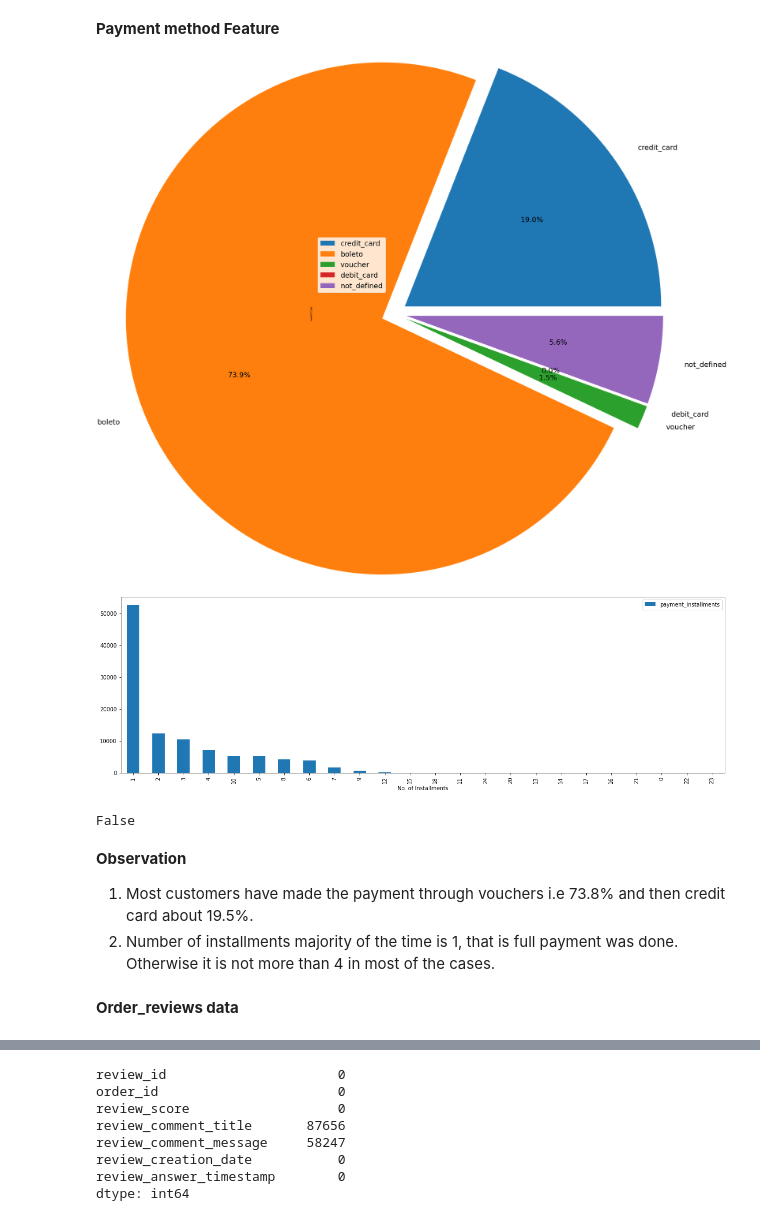
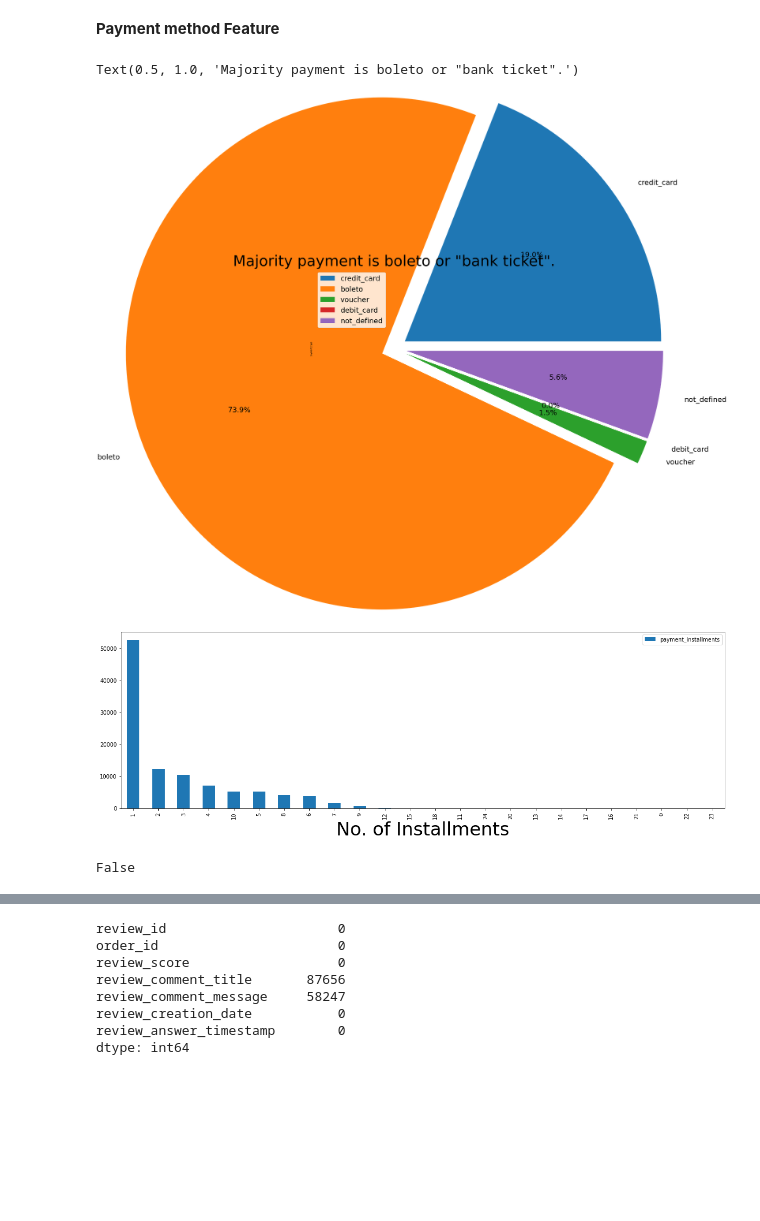
Before and after one commit to jakejhc/Team_Project, a Jupyter notebook: brazillian-customer-satification.ipynb, the cells around one changed output, grey strips where cells are left out. Cells and saved outputs as stored; diff of their text form; code cells hidden in the pictures; blank space fills up the shorter version.

```diff
--- a/brazillian-customer-satification.ipynb
+++ b/brazillian-customer-satification.ipynb
@@ -169,30 +172,23 @@ order_payments.head()
 explode = [0.2]*5
 order_payments['payment_type'].groupby(order_payments['payment_type']).count().plot(kind='pie',figsize=(14,14),radius=4,fontsize=34,labels=order_payments.payment_type.unique(),autopct='%.1f%%',explode=explode)
 plt.legend(fontsize=34)
-plt.show()
+plt.title('Majority payment is boleto or "bank ticket".',fontsize=70)
 # %% [output]
+Text(0.5, 1.0, 'Majority payment is boleto or "bank ticket".')
-[figure, old version]
+[figure, new version]
 # %%
 #number of installments feature
 order_payments.payment_installments.value_counts().plot(kind = 'bar',figsize=(20,6))
 plt.legend()
-plt.xlabel('No. of Installments')
+plt.xlabel('No. of Installments',fontsize=34)
 plt.show()
 # %% [output]
-[figure, old version]
+[figure, new version]
 # %%
 #checking if any null/NA present in any entry
 order_payments.isnull().any().any()
 # %% [output]
 False
-# %% [markdown]
-**Observation**
-
-1. Most customers have made the payment through vouchers i.e 73.8% and then credit card about 19.5%.
-2. Number of installments majority of the time is 1, that is full payment was done. Otherwise it is not more than
-    4 in most of the cases.
-# %% [markdown]
-**Order_reviews data**
 # %%
 order_reviews.head()
 # %% [output]
```
Also changed, not shown: parts of 96 cells of this notebook.
